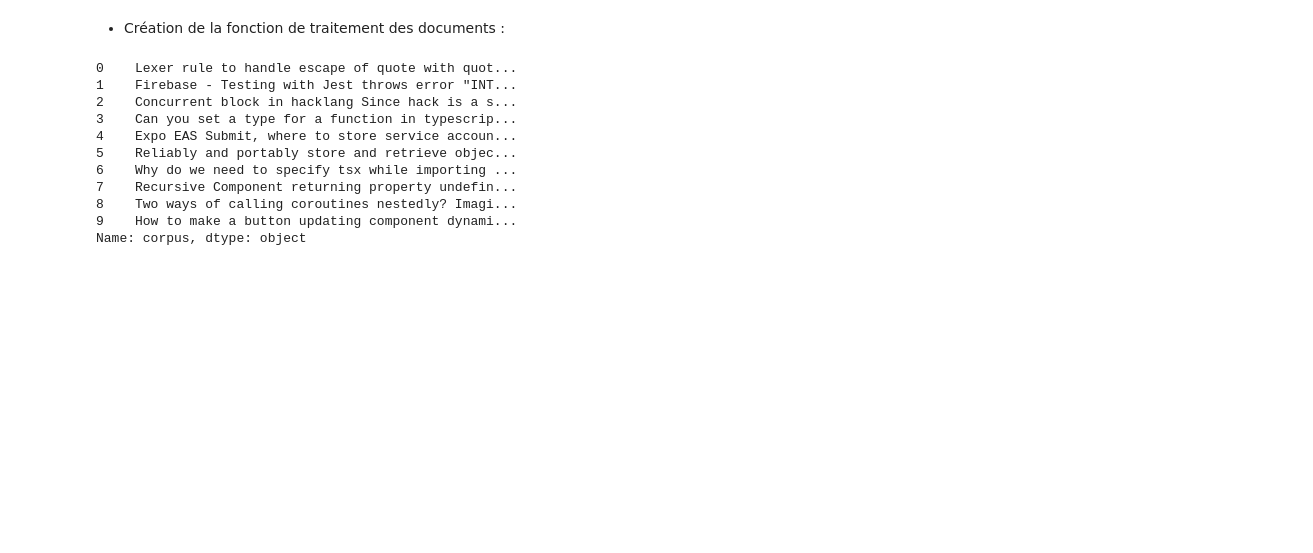
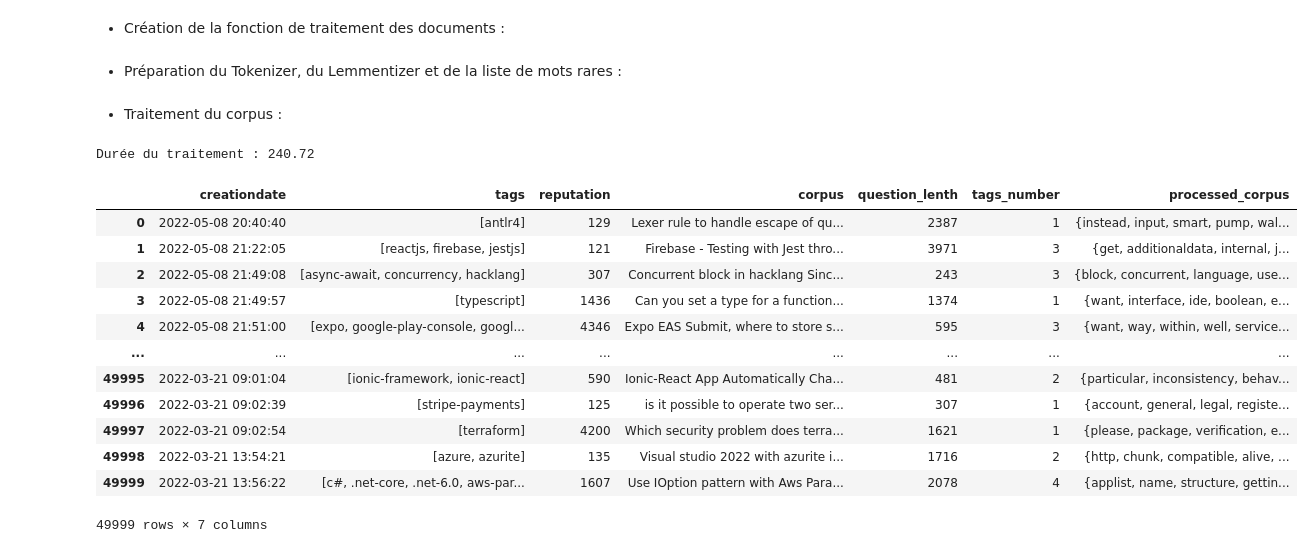
Before and after one commit to BiGHeaDMaX/Suggestion-automatique-de-mots-cles, a Jupyter notebook: 01 - Pré-traitements et Exploration.ipynb, the cells around one changed output. Drawn from its saved outputs; the diff is of its cells as text; code cells hidden in the pictures; blank space fills up the shorter version.

Commit message:
Résolution problème de vitesse de traitement

```diff
--- a/01 - Pré-traitements et Exploration.ipynb
+++ b/01 - Pré-traitements et Exploration.ipynb
@@ -509,15 +506,3 @@ These are sentences going to be translated (Texte à lemmatiser)
 # %% [markdown]
 NLTK a juste mis *sentences* au singulier, alors que Spacy a en plus donné la racine des mots *are*, *going* et *translated*.<br>
 Le lemmatiseur de Spacy semble plus efficace, c'est celui-ci que nous utiliserons.
-# %%
-# Space prend en entrée un string
-ecrase = ' '.join(corpus[:25000])
-
-# Instanciation
-spacy_nlp = spacy.load('en_core_web_sm', disable = ['parser','ner'])  # 'parser' et 'ner' pas utiles pour le moment
-
-debut = time.time()  # Heure de début du traitement
-doc = spacy_nlp(ecrase)
-print(f"Durée du traitement : {(time.time() - debut):.2f}")
-
-lemmaWords2 = [word.lemma_ for word in doc]
@@ -653,29 +583,41 @@ def process_documents(doc,
     if rejoin:
         return " ".join(final) # retourne une unique chaine de caractère contenant les tokens séparés par un espace
     return final
+# %% [markdown]
+- Préparation du Tokenizer, du Lemmentizer et de la liste de mots rares :
+# %%
+tokenizer = RegexpTokenizer(r"\w+")  # Instanciation du tokenizer
+spacy_nlp = spacy.load('en_core_web_sm', disable = ['parser','ner'])  # Instanciation du lemmentizer, 'parser' et 'ner' pas utiles pour le moment
+mots_rares = set(list_unique_words)  # Convertion de la liste de mots rares en set, ce qui va considérablement réduire les temps de calculs
+# %% [markdown]
+- Traitement du corpus :
 # %%
-def processor(doc):
-    """Réalisation du traitement"""
-    processed_docs = process_documents(doc,
-                   rejoin=False,
-                   stop_words=stop_words,
-                   list_rare_words=list_unique_words,
-                   min_len_word=3,
-                   alpha_only=True,
-                   extra_words=None
-    )
-    return processed_docs
+debut = time.time()  # Heure de début du traitement
+data['processed_corpus'] = data.corpus.apply(process_documents,
+                                   doc,
+                                   tokenizer=tokenizer,
+                                   spacy_nlp=spacy_nlp,
+                                   rejoin=False,
+                                   stop_words=stop_words,
+                                   list_rare_words=mots_rares,
+                                   min_len_word=3,
+                                   alpha_only=True,
+                                   extra_words=None
+                             )
+print(f"Durée du traitement : {(time.time() - debut):.2f}")
+data
+# %% [output]
+Durée du traitement : 240.72
+|  | creationdate | tags | reputation | corpus | question_lenth | tags_number | processed_corpus |
+| 0 | 2022-05-08 20:40:40 | [antlr4] | 129 | Lexer rule to handle escape of qu... | 2387 | 1 | {instead, input, smart, pump, wal... |
+| 1 | 2022-05-08 21:22:05 | [reactjs, firebase, jestjs] | 121 | Firebase - Testing with Jest thro... | 3971 | 3 | {get, additionaldata, internal, j... |
+| 2 | 2022-05-08 21:49:08 | [async-await, concurrency, hacklang] | 307 | Concurrent block in hacklang Sinc... | 243 | 3 | {block, concurrent, language, use... |
+| 3 | 2022-05-08 21:49:57 | [typescript] | 1436 | Can you set a type for a function... | 1374 | 1 | {want, interface, ide, boolean, e... |
+| 4 | 2022-05-08 21:51:00 | [expo, google-play-console, googl... | 4346 | Expo EAS Submit, where to store s... | 595 | 3 | {want, way, within, well, service... |
+| ... | ... | ... | ... | ... | ... | ... | ... |
+| 49995 | 2022-03-21 09:01:04 | [ionic-framework, ionic-react] | 590 | Ionic-React App Automatically Cha... | 481 | 2 | {particular, inconsistency, behav... |
+| 49996 | 2022-03-21 09:02:39 | [stripe-payments] | 125 | is it possible to operate two ser... | 307 | 1 | {account, general, legal, registe... |
+| 49997 | 2022-03-21 09:02:54 | [terraform] | 4200 | Which security problem does terra... | 1621 | 1 | {please, package, verification, e... |
+| 49998 | 2022-03-21 13:54:21 | [azure, azurite] | 135 | Visual studio 2022 with azurite i... | 1716 | 2 | {http, chunk, compatible, alive, ... |
+| 49999 | 2022-03-21 13:56:22 | [c#, .net-core, .net-6.0, aws-par... | 1607 | Use IOption pattern with Aws Para... | 2078 | 4 | {applist, name, structure, gettin... |
+49999 rows × 7 columns
-# %%
-data.corpus[:10]
-# %% [output]
-0    Lexer rule to handle escape of quote with quot...
-1    Firebase - Testing with Jest throws error "INT...
-2    Concurrent block in hacklang Since hack is a s...
-3    Can you set a type for a function in typescrip...
-4    Expo EAS Submit, where to store service accoun...
-5    Reliably and portably store and retrieve objec...
-6    Why do we need to specify tsx while importing ...
-7    Recursive Component returning property undefin...
-8    Two ways of calling coroutines nestedly? Imagi...
-9    How to make a button updating component dynami...
-Name: corpus, dtype: object
```
Also changed, not shown: parts of 22 cells of this notebook.
